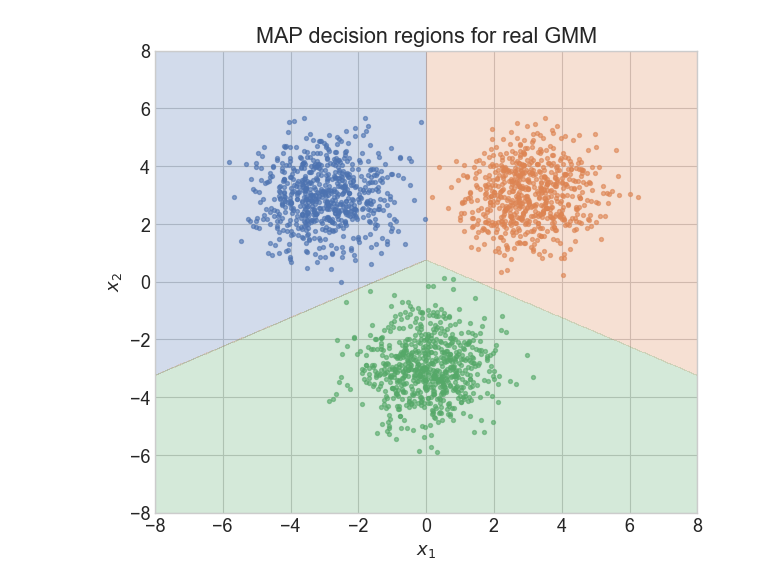
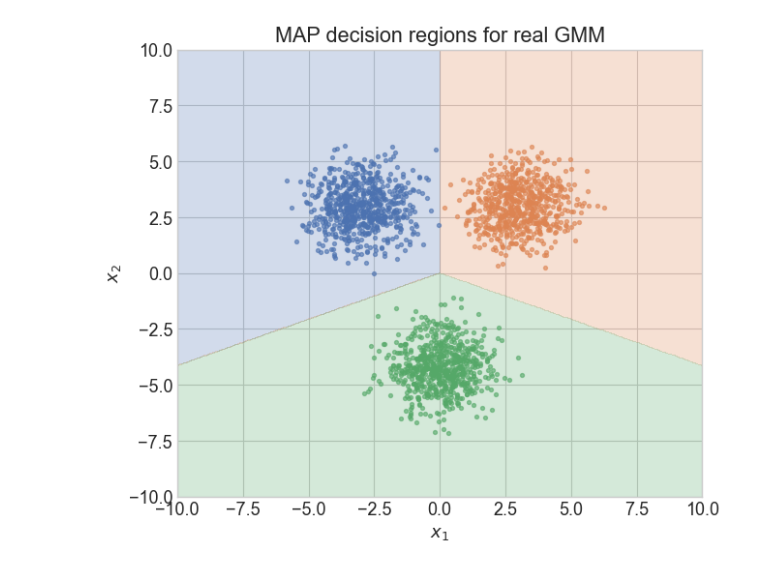
Before and after one commit to LukeCPadmore/personal-blog, a Jupyter notebook: notebooks/image_eval.ipynb, the cells around one changed output. Saved outputs shown, nothing was run; the diff lists cells and outputs as text; code cells hidden in the pictures.

```diff
--- a/notebooks/image_eval.ipynb
+++ b/notebooks/image_eval.ipynb
@@ -1,13 +1,24 @@
 # %%
 import numpy as np
 import matplotlib.pyplot as plt
+import bokeh
+import scipy
 import seaborn as sns
+from scipy.linalg import sqrtm
 from matplotlib.colors import ListedColormap
+from pathlib import Path
+
 plt.style.use("seaborn-v0_8-whitegrid")
 plt.rcParams.update({
     "font.size": 13,
     "figure.figsize": (7, 5),
 })
+
+IMAGE_DIR = Path("../docs/assets/image_eval")
+IMAGE_DIR.mkdir(parents=True, exist_ok=True)
+
+xlim = (-10, 10)
+ylim = (-10, 10)
 # %%
 def mvn_pdf_grid(xs, ys, mu, Sigma):
     X, Y = np.meshgrid(xs, ys)
@@ -88,7 +99,7 @@ def map_regions(xs, ys, mus, Sigmas, weights):
 rng = np.random.default_rng(0)
 
 # Real GMM
-mus_r = [np.array([-3, 3]), np.array([3, 3]),np.array([0, -3])]
+mus_r = [np.array([-3, 3]), np.array([3, 3]),np.array([0, -np.sqrt(18)])]
 Sig_r = [np.eye(2), np.eye(2),np.eye(2)]
 w_r = np.array([0.33, 0.33,0.34])
 
@@ -135,29 +147,29 @@ plt.show()
 # %%
-xs = np.linspace(-8, 8, 500)
-ys = np.linspace(-8, 8, 500)
+xs = np.linspace(*xlim, 500)
+ys = np.linspace(*ylim, 500)
 
 regions = map_regions(xs, ys, mus_r, Sig_r, w_r)
 
 plt.figure(figsize=(7, 6))
 
 palette = sns.color_palette("deep", len(mus_r))
 cmap = ListedColormap(palette)
 plt.contourf(xs, ys, regions, levels=len(mus_r)-1, alpha=0.25, cmap=cmap)
 for k in range(len(mus_r)):
     idx = labels_real == k
     plt.scatter(
         x_real[idx, 0],
         x_real[idx, 1],
         s=8,
         alpha=0.6,
         color=palette[k]
     )
 
 plt.xlabel(r"$x_1$")
 plt.ylabel(r"$x_2$")
 plt.title("MAP decision regions for real GMM")
-plt.xlim(-8, 8)
-plt.ylim(-8, 8)
+plt.xlim(xlim)
+plt.ylim(ylim)
 plt.show()
 # %% [output]
-[figure, old version]
+[figure, new version]
```
Also changed, not shown: parts of 6 cells of this notebook, 24 other files.
